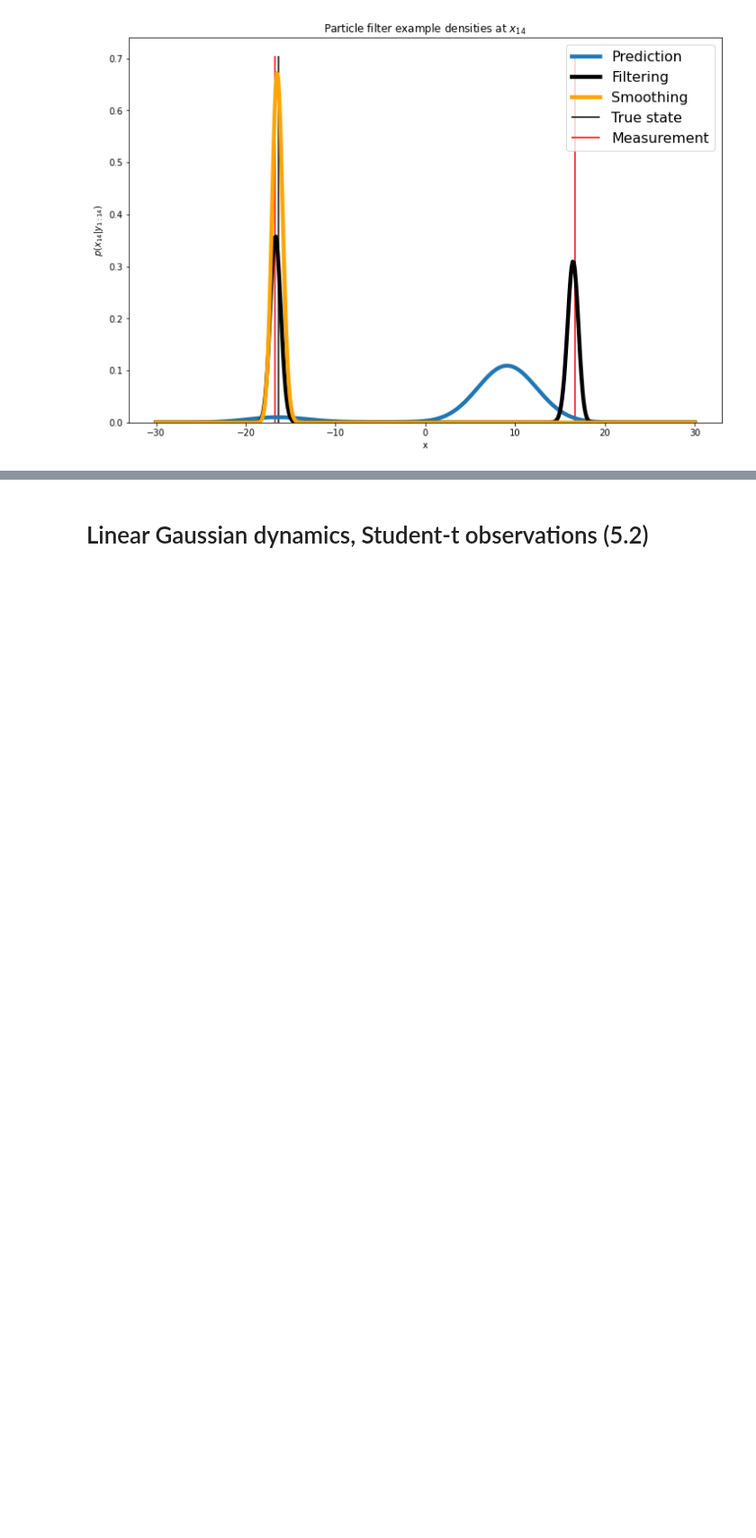
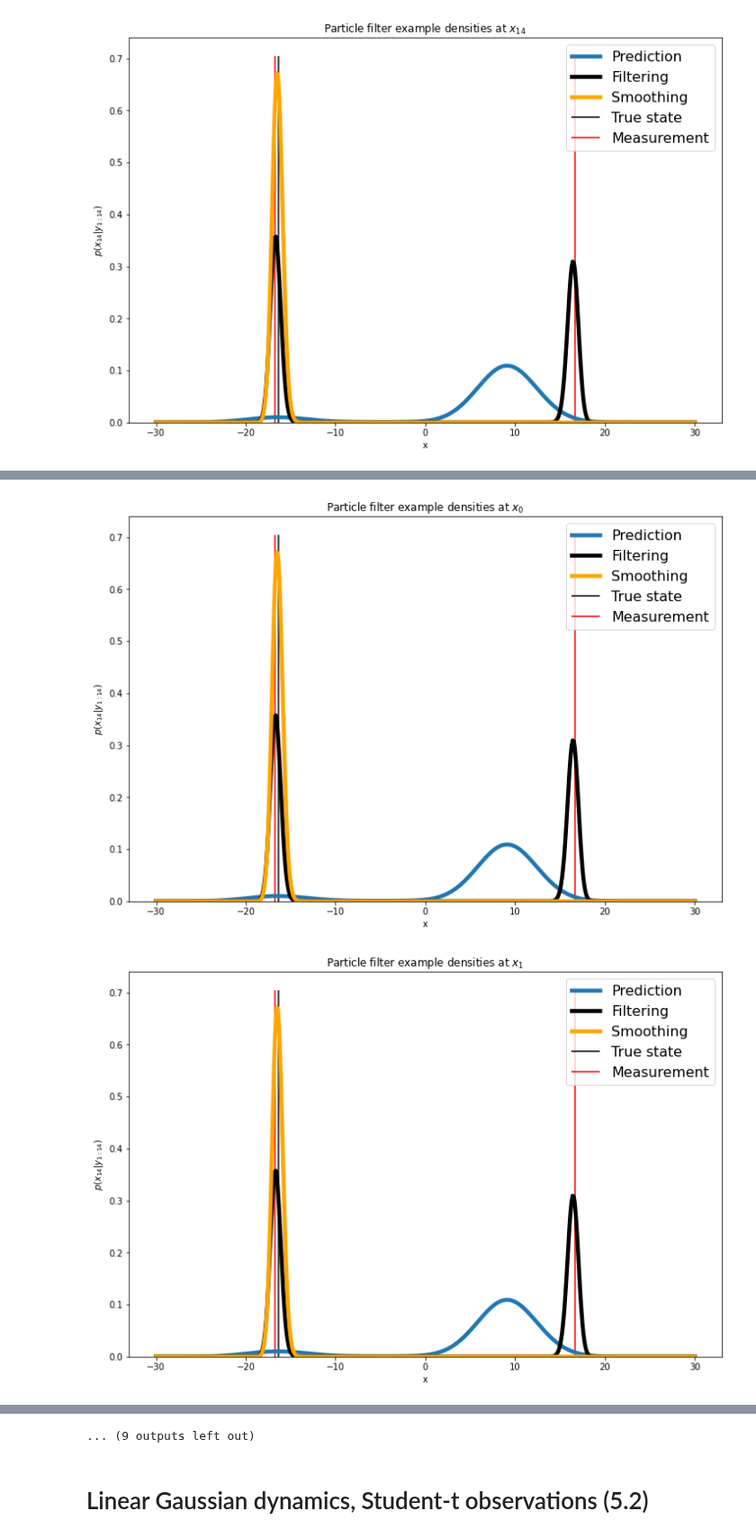
Before and after one commit to probml/probml-notebooks, a Jupyter notebook: notebooks/discretized_ssm.ipynb, the cells around one changed output, grey strips where cells are left out. Shown at 90% size. Saved outputs shown, nothing was run; the diff lists cells and outputs as text; code cells hidden in the pictures; blank space fills up the shorter version.

```diff
--- a/notebooks/discretized_ssm.ipynb
+++ b/notebooks/discretized_ssm.ipynb
@@ -292,0 +356,12 @@ the_particle_filter_example()
+# %%
+# plot the kth density
+for k in range(max_iter+1):
+  plot_density(
+      x_true, y, inv_measure_func1,
+      x_grid, p_pred, p_filter,
+      p_smooth, k=iter_, legend=True,
+      ax=None, title=f"Particle filter example densities at $x_{{{k}}}$",
+  )
+# %% [output]
+[figure, added]
+[figure, added]
@@ -293,3 +378,4 @@ the_particle_filter_example()
+... (9 outputs left out)
 # %% [markdown]
 # Linear Gaussian dynamics, Student-t observations (5.2)
 # %%
```
Also changed, not shown: parts of 8 cells of this notebook.
